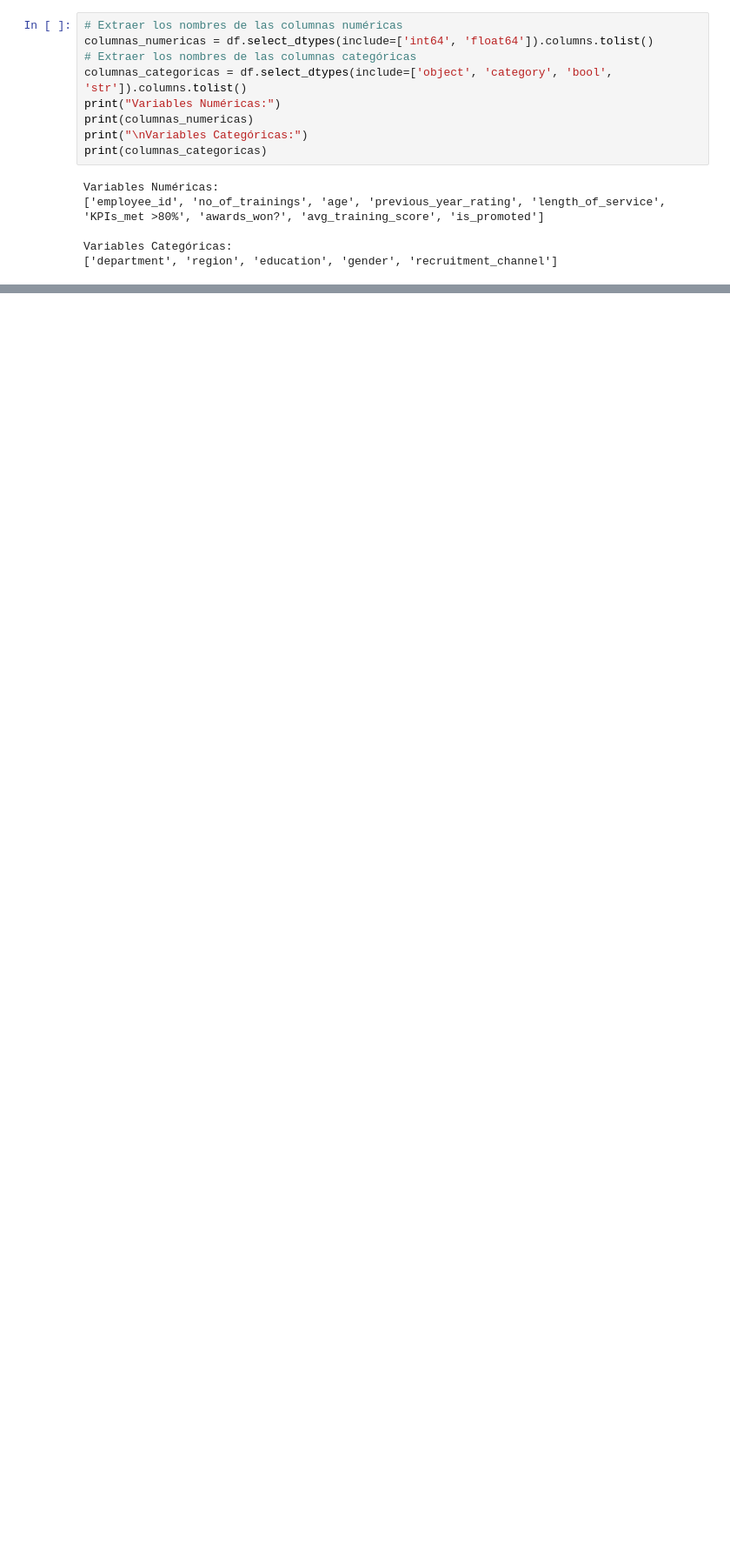
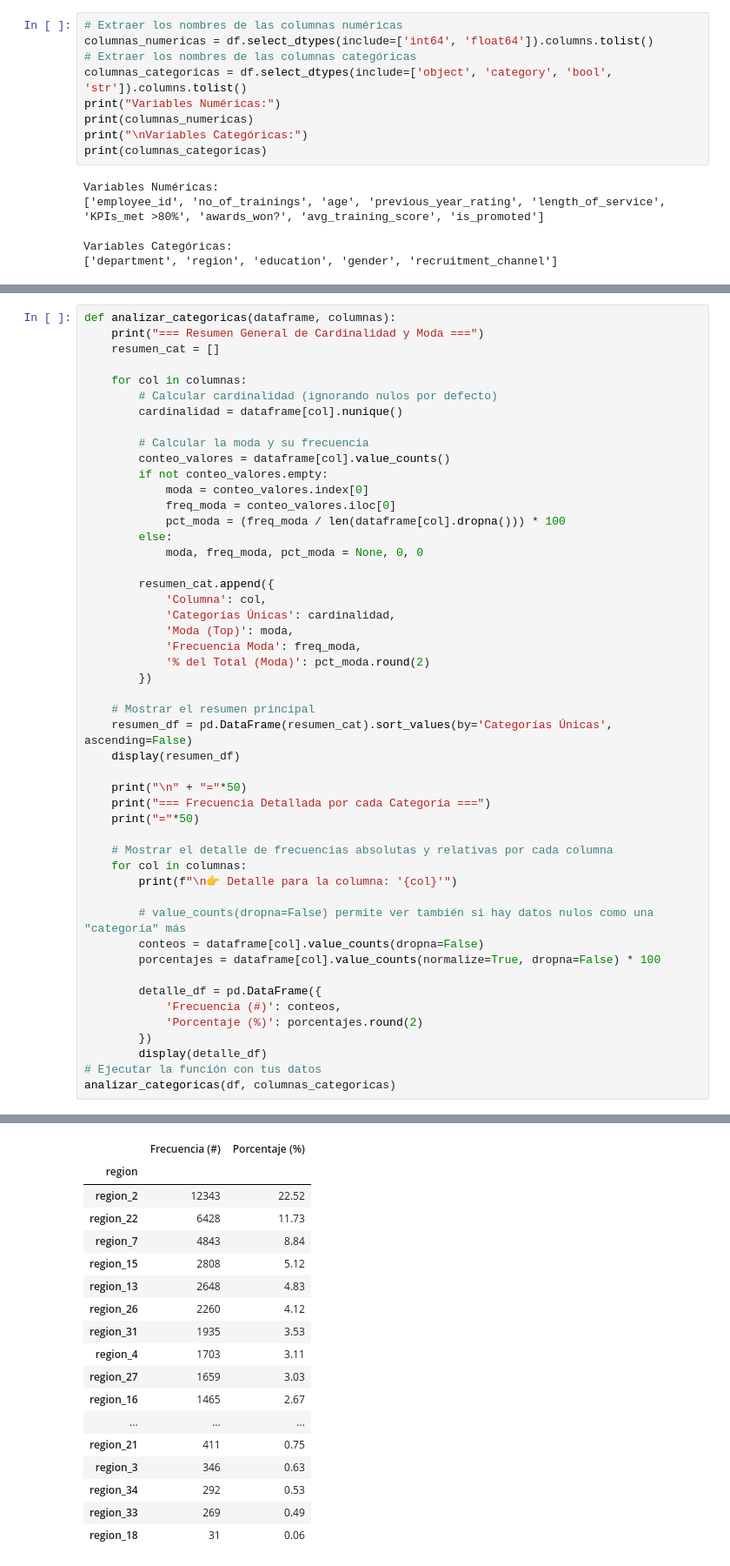
Before and after one commit to lMiaul/ML_TF, a Jupyter notebook: pipeline.ipynb, the cells around one changed output, grey strips where cells are left out. Shown at 87% size. Drawn from its saved outputs; the diff is of its cells as text; blank space fills up the shorter version.

```diff
--- a/pipeline.ipynb
+++ b/pipeline.ipynb
@@ -73,0 +81,50 @@ Variables Categóricas:
+# %%
+def analizar_categoricas(dataframe, columnas):
+    print("=== Resumen General de Cardinalidad y Moda ===")
+    resumen_cat = []
+
+    for col in columnas:
+        # Calcular cardinalidad (ignorando nulos por defecto)
+        cardinalidad = dataframe[col].nunique()
+
+        # Calcular la moda y su frecuencia
+        conteo_valores = dataframe[col].value_counts()
+        if not conteo_valores.empty:
+            moda = conteo_valores.index[0]
+            freq_moda = conteo_valores.iloc[0]
+            pct_moda = (freq_moda / len(dataframe[col].dropna())) * 100
+        else:
+            moda, freq_moda, pct_moda = None, 0, 0
+
+        resumen_cat.append({
+            'Columna': col,
+            'Categorías Únicas': cardinalidad,
+            'Moda (Top)': moda,
+            'Frecuencia Moda': freq_moda,
+            '% del Total (Moda)': pct_moda.round(2)
+        })
+
+    # Mostrar el resumen principal
+    resumen_df = pd.DataFrame(resumen_cat).sort_values(by='Categorías Únicas', ascending=False)
+    display(resumen_df)
+
+    print("\n" + "="*50)
+    print("=== Frecuencia Detallada por cada Categoría ===")
+    print("="*50)
+
+    # Mostrar el detalle de frecuencias absolutas y relativas por cada columna
+    for col in columnas:
+        print(f"\n👉 Detalle para la columna: '{col}'")
+
+        # value_counts(dropna=False) permite ver también si hay datos nulos como una "categoría" más
+        conteos = dataframe[col].value_counts(dropna=False)
+        porcentajes = dataframe[col].value_counts(normalize=True, dropna=False) * 100
+
+        detalle_df = pd.DataFrame({
+            'Frecuencia (#)': conteos,
+            'Porcentaje (%)': porcentajes.round(2)
+        })
+        display(detalle_df)
+# Ejecutar la función con tus datos
+analizar_categoricas(df, columnas_categoricas)
+# %% [output]
@@ -73,0 +155,18 @@ Variables Categóricas:
+|  | Frecuencia (#) | Porcentaje (%) |
+| region |  |  |
+| region_2 | 12343 | 22.52 |
+| region_22 | 6428 | 11.73 |
+| region_7 | 4843 | 8.84 |
+| region_15 | 2808 | 5.12 |
+| region_13 | 2648 | 4.83 |
+| region_26 | 2260 | 4.12 |
+| region_31 | 1935 | 3.53 |
+| region_4 | 1703 | 3.11 |
+| region_27 | 1659 | 3.03 |
+| region_16 | 1465 | 2.67 |
+| ... | ... | ... |
+| region_21 | 411 | 0.75 |
+| region_3 | 346 | 0.63 |
+| region_34 | 292 | 0.53 |
+| region_33 | 269 | 0.49 |
+| region_18 | 31 | 0.06 |
```
Also changed, not shown: parts of 8 cells of this notebook, 1 other file.
